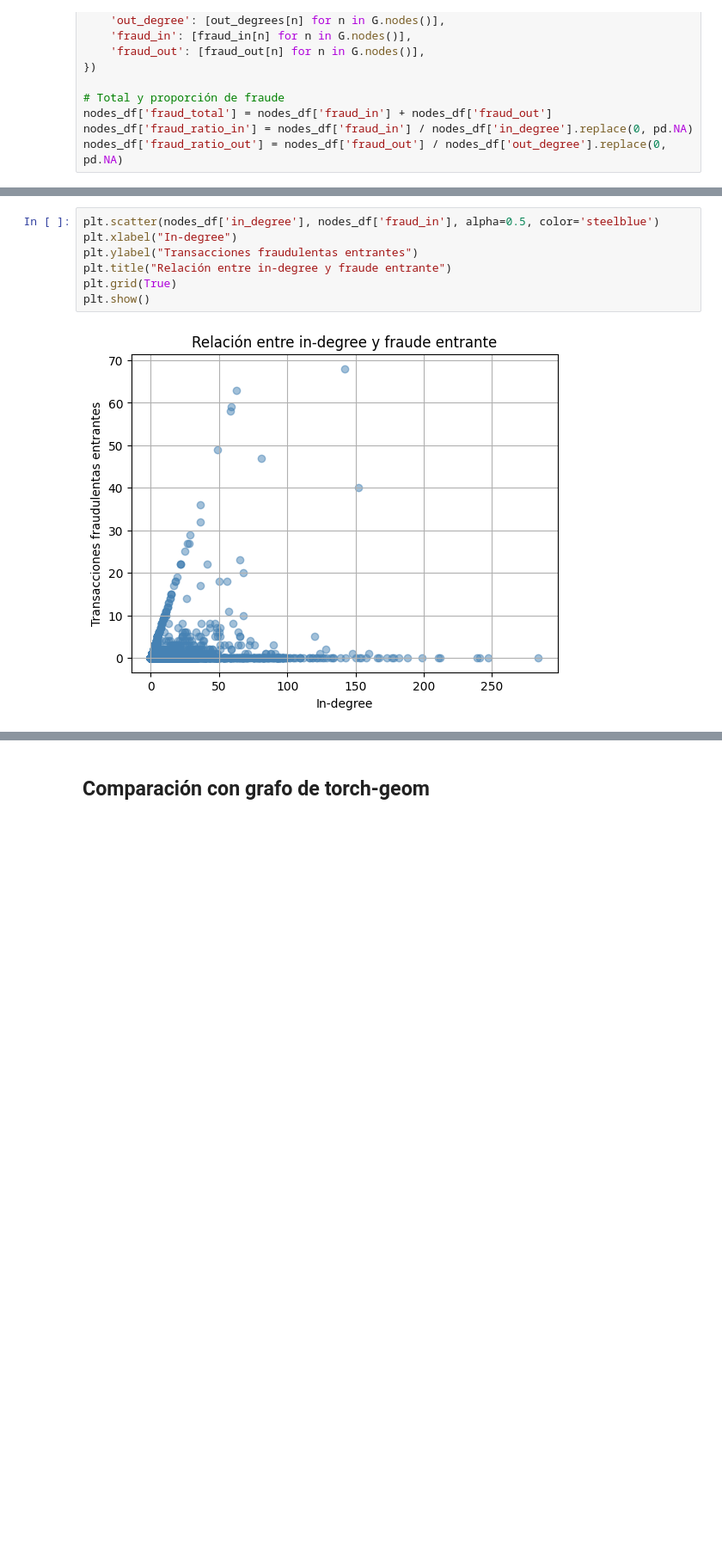
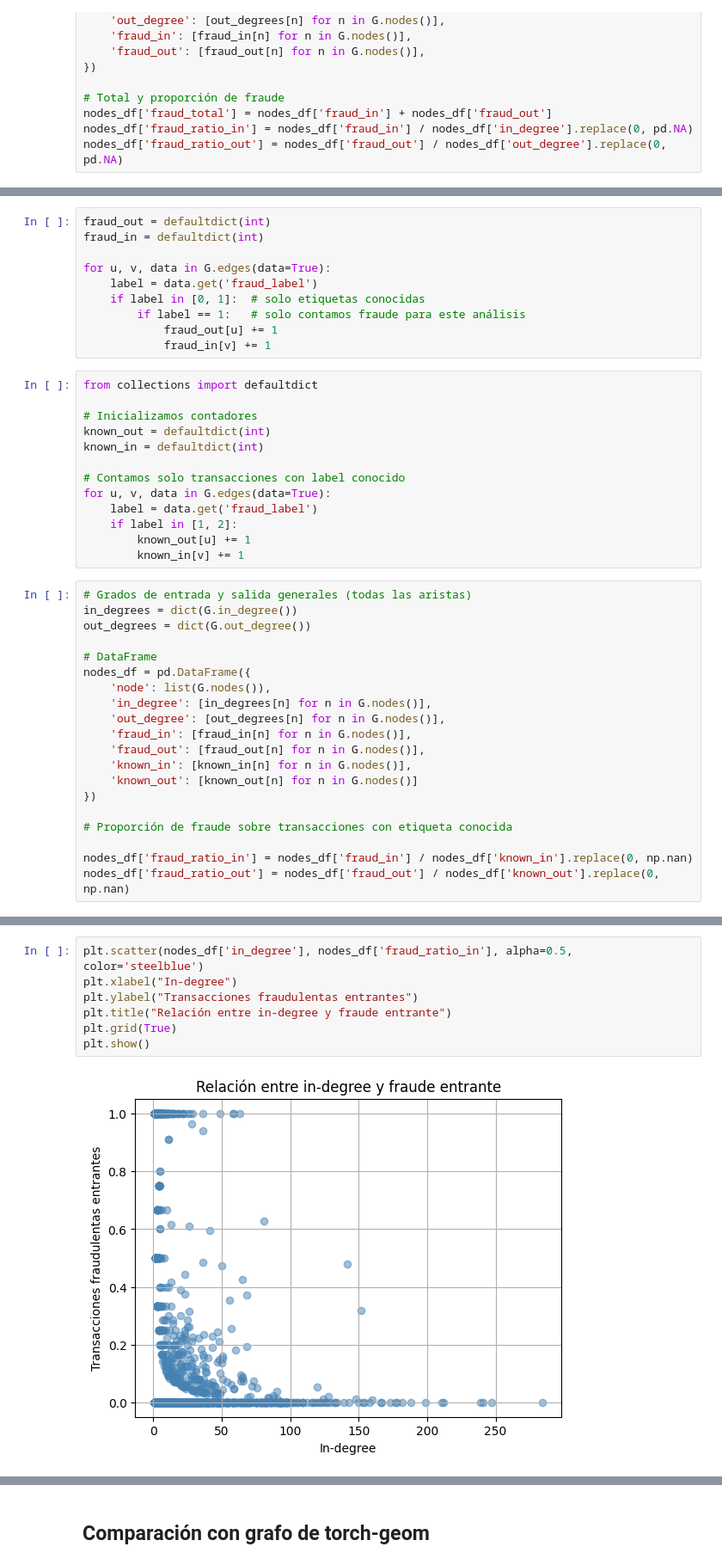
Before and after one commit to L-Ameneiro/elliptic-gnn-fraud-detector, a Jupyter notebook: notebooks/1-eda-graph-ameneiro.ipynb, the cells around one changed output, grey strips where cells are left out. Shown at 86% size. Cells and saved outputs as stored; diff of their text form; blank space fills up the shorter version.

Commit message:
notebook: text and in/out-degree analysis

```diff
--- a/notebooks/1-eda-graph-ameneiro.ipynb
+++ b/notebooks/1-eda-graph-ameneiro.ipynb
@@ -266,0 +300,43 @@ fraud_total   0.181857   -0.009742     1.000000
+# %%
+fraud_out = defaultdict(int)
+fraud_in = defaultdict(int)
+
+for u, v, data in G.edges(data=True):
+    label = data.get('fraud_label')
+    if label in [0, 1]:  # solo etiquetas conocidas
+        if label == 1:   # solo contamos fraude para este análisis
+            fraud_out[u] += 1
+            fraud_in[v] += 1
+# %%
+from collections import defaultdict
+
+# Inicializamos contadores
+known_out = defaultdict(int)
+known_in = defaultdict(int)
+
+# Contamos solo transacciones con label conocido
+for u, v, data in G.edges(data=True):
+    label = data.get('fraud_label')
+    if label in [1, 2]:
+        known_out[u] += 1
+        known_in[v] += 1
+# %%
+# Grados de entrada y salida generales (todas las aristas)
+in_degrees = dict(G.in_degree())
+out_degrees = dict(G.out_degree())
+
+# DataFrame
+nodes_df = pd.DataFrame({
+    'node': list(G.nodes()),
+    'in_degree': [in_degrees[n] for n in G.nodes()],
+    'out_degree': [out_degrees[n] for n in G.nodes()],
+    'fraud_in': [fraud_in[n] for n in G.nodes()],
+    'fraud_out': [fraud_out[n] for n in G.nodes()],
+    'known_in': [known_in[n] for n in G.nodes()],
+    'known_out': [known_out[n] for n in G.nodes()]
+})
+
+# Proporción de fraude sobre transacciones con etiqueta conocida
+
+nodes_df['fraud_ratio_in'] = nodes_df['fraud_in'] / nodes_df['known_in'].replace(0, np.nan)
+nodes_df['fraud_ratio_out'] = nodes_df['fraud_out'] / nodes_df['known_out'].replace(0, np.nan)
@@ -289,9 +420,9 @@ plt.show()
 # %%
-plt.scatter(nodes_df['in_degree'], nodes_df['fraud_in'], alpha=0.5, color='steelblue')
+plt.scatter(nodes_df['in_degree'], nodes_df['fraud_ratio_in'], alpha=0.5, color='steelblue')
 plt.xlabel("In-degree")
 plt.ylabel("Transacciones fraudulentas entrantes")
 plt.title("Relación entre in-degree y fraude entrante")
 plt.grid(True)
 plt.show()
 # %% [output]
-[figure, old version]
+[figure, new version]
```
Also changed, not shown: parts of 34 cells of this notebook.
